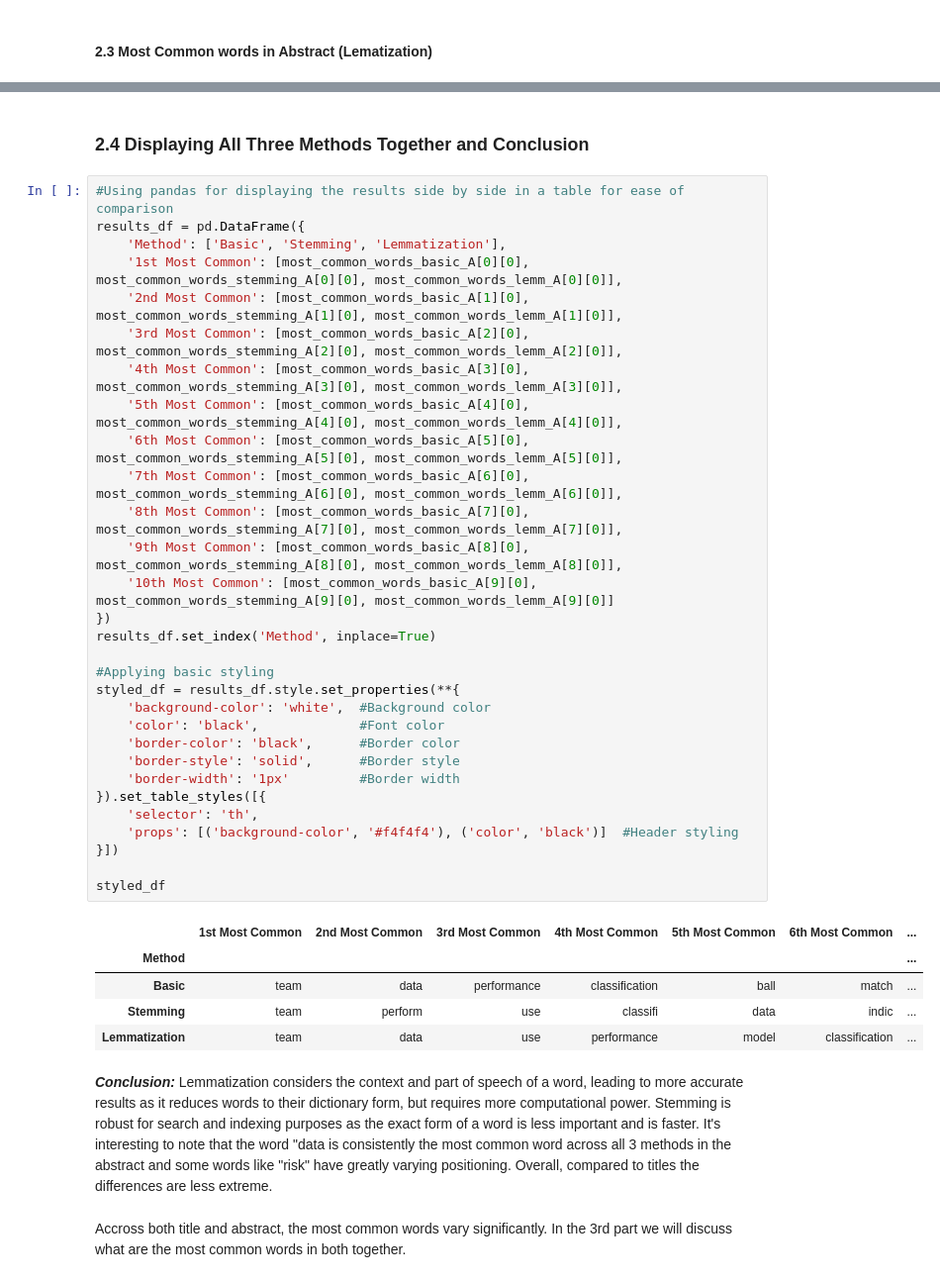
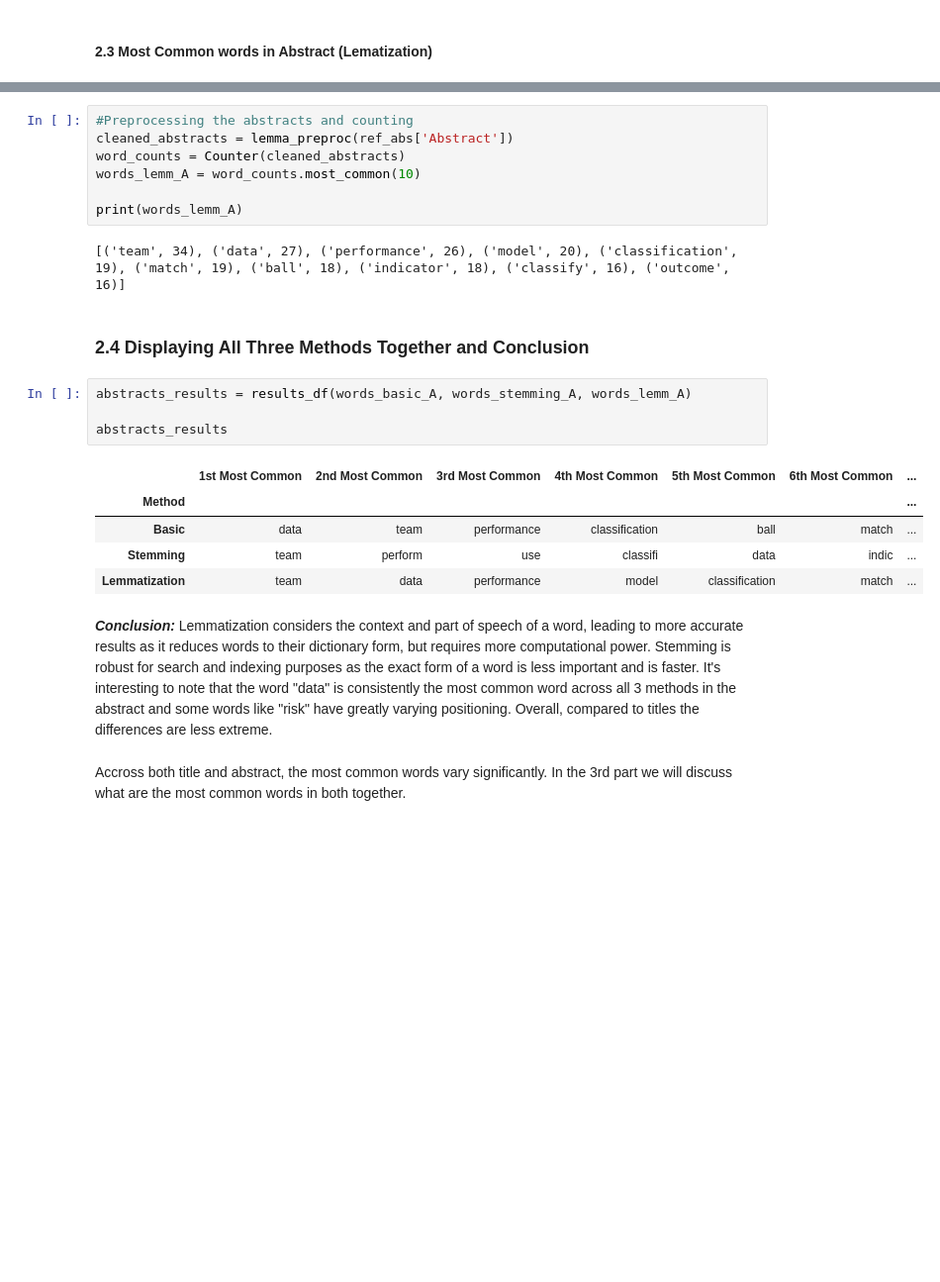
Before and after one commit to Matt17BR/ml4ds2324_topic_modeling, a Jupyter notebook: scripts/topic_modeling.ipynb, the cells around one changed output, grey strips where cells are left out. Shown at 99% size. Cells and saved outputs as stored; diff of their text form; blank space fills up the shorter version.

```diff
--- a/scripts/topic_modeling.ipynb
+++ b/scripts/topic_modeling.ipynb
@@ -288,43 +217,26 @@ print(most_common_words_lemm_A)
+# %%
+#Preprocessing the abstracts and counting
+cleaned_abstracts = lemma_preproc(ref_abs['Abstract'])
+word_counts = Counter(cleaned_abstracts)
+words_lemm_A = word_counts.most_common(10)
+
+print(words_lemm_A)
+# %% [output]
+[('team', 34), ('data', 27), ('performance', 26), ('model', 20), ('classification', 19), ('match', 19), ('ball', 18), ('indicator', 18), ('classify', 16), ('outcome', 16)]
 # %% [markdown]
 ### 2.4 Displaying All Three Methods Together and Conclusion
-# %%
-#Using pandas for displaying the results side by side in a table for ease of comparison
-results_df = pd.DataFrame({
-    'Method': ['Basic', 'Stemming', 'Lemmatization'],
-    '1st Most Common': [most_common_words_basic_A[0][0], most_common_words_stemming_A[0][0], most_common_words_lemm_A[0][0]],
-    '2nd Most Common': [most_common_words_basic_A[1][0], most_common_words_stemming_A[1][0], most_common_words_lemm_A[1][0]],
-    '3rd Most Common': [most_common_words_basic_A[2][0], most_common_words_stemming_A[2][0], most_common_words_lemm_A[2][0]],
-    '4th Most Common': [most_common_words_basic_A[3][0], most_common_words_stemming_A[3][0], most_common_words_lemm_A[3][0]],
-    '5th Most Common': [most_common_words_basic_A[4][0], most_common_words_stemming_A[4][0], most_common_words_lemm_A[4][0]],
-    '6th Most Common': [most_common_words_basic_A[5][0], most_common_words_stemming_A[5][0], most_common_words_lemm_A[5][0]],
-    '7th Most Common': [most_common_words_basic_A[6][0], most_common_words_stemming_A[6][0], most_common_words_lemm_A[6][0]],
-    '8th Most Common': [most_common_words_basic_A[7][0], most_common_words_stemming_A[7][0], most_common_words_lemm_A[7][0]],
-    '9th Most Common': [most_common_words_basic_A[8][0], most_common_words_stemming_A[8][0], most_common_words_lemm_A[8][0]],
-    '10th Most Common': [most_common_words_basic_A[9][0], most_common_words_stemming_A[9][0], most_common_words_lemm_A[9][0]]
-})
-results_df.set_index('Method', inplace=True)
-
-#Applying basic styling
-styled_df = results_df.style.set_properties(**{
-    'background-color': 'white',  #Background color
-    'color': 'black',             #Font color
-    'border-color': 'black',      #Border color
-    'border-style': 'solid',      #Border style
-    'border-width': '1px'         #Border width
-}).set_table_styles([{
-    'selector': 'th',
-    'props': [('background-color', '#f4f4f4'), ('color', 'black')]  #Header styling
-}])
-
-styled_df
-# %% [output]
-|  | 1st Most Common | 2nd Most Common | 3rd Most Common | 4th Most Common | 5th Most Common | 6th Most Common | ... |
-| Method |  |  |  |  |  |  | ... |
-| Basic | team | data | performance | classification | ball | match | ... |
-| Stemming | team | perform | use | classifi | data | indic | ... |
-| Lemmatization | team | data | use | performance | model | classification | ... |
+# %%
+abstracts_results = results_df(words_basic_A, words_stemming_A, words_lemm_A)
+
+abstracts_results
+# %% [output]
+|  | 1st Most Common | 2nd Most Common | 3rd Most Common | 4th Most Common | 5th Most Common | 6th Most Common | ... |
+| Method |  |  |  |  |  |  | ... |
+| Basic | data | team | performance | classification | ball | match | ... |
+| Stemming | team | perform | use | classifi | data | indic | ... |
+| Lemmatization | team | data | performance | model | classification | match | ... |
 # %% [markdown]
-***Conclusion:***  Lemmatization considers the context and part of speech of a word, leading to more accurate results as it reduces words to their dictionary form, but requires more computational power. Stemming is robust for search and indexing purposes as the exact form of a word is less important and is faster. It's interesting to note that the word "data is consistently the most common word across all 3 methods in the abstract and some words like "risk" have greatly varying positioning. Overall, compared to titles the differences are less extreme.
+***Conclusion:***  Lemmatization considers the context and part of speech of a word, leading to more accurate results as it reduces words to their dictionary form, but requires more computational power. Stemming is robust for search and indexing purposes as the exact form of a word is less important and is faster. It's interesting to note that the word "data" is consistently the most common word across all 3 methods in the abstract and some words like "risk" have greatly varying positioning. Overall, compared to titles the differences are less extreme.
 # %% [markdown]
 Accross both title and abstract, the most common words vary significantly. In the 3rd part we will discuss what are the most common words in both together.
 # %% [markdown]
```
Also changed, not shown: parts of 21 cells of this notebook, 6 other files.
